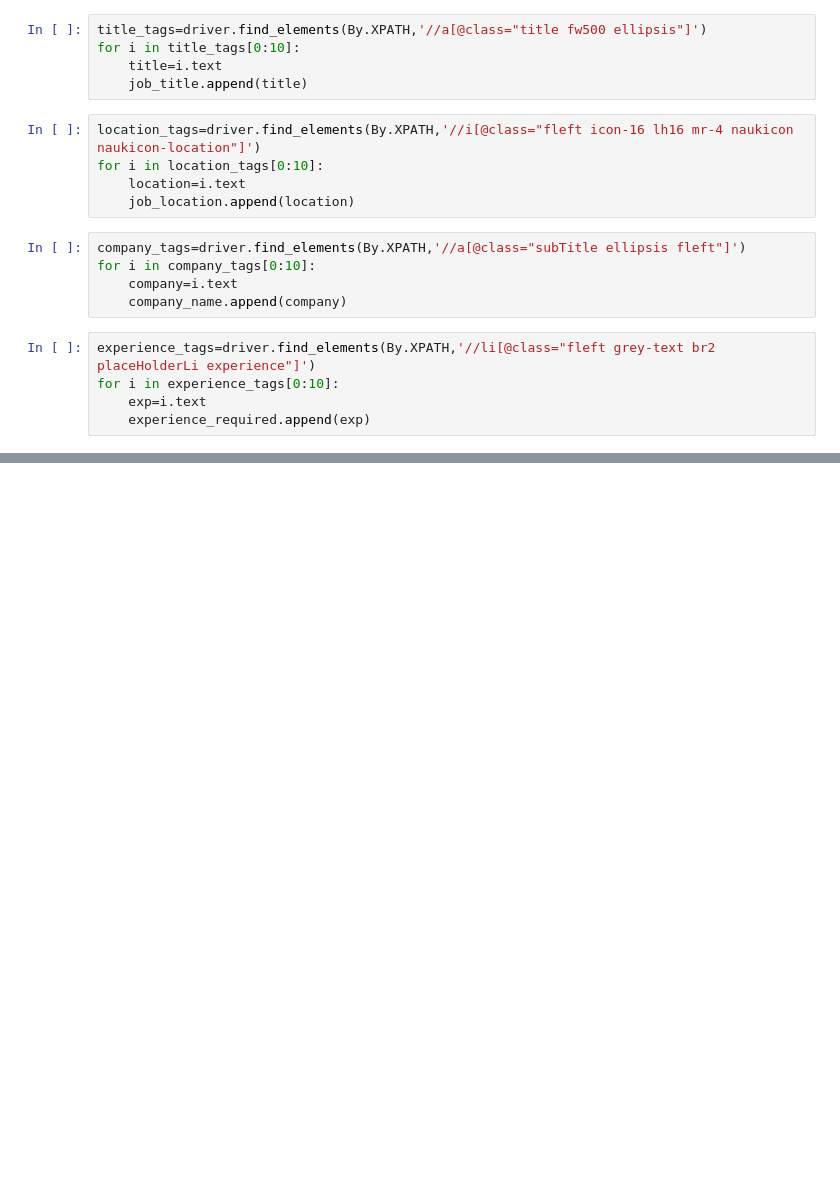
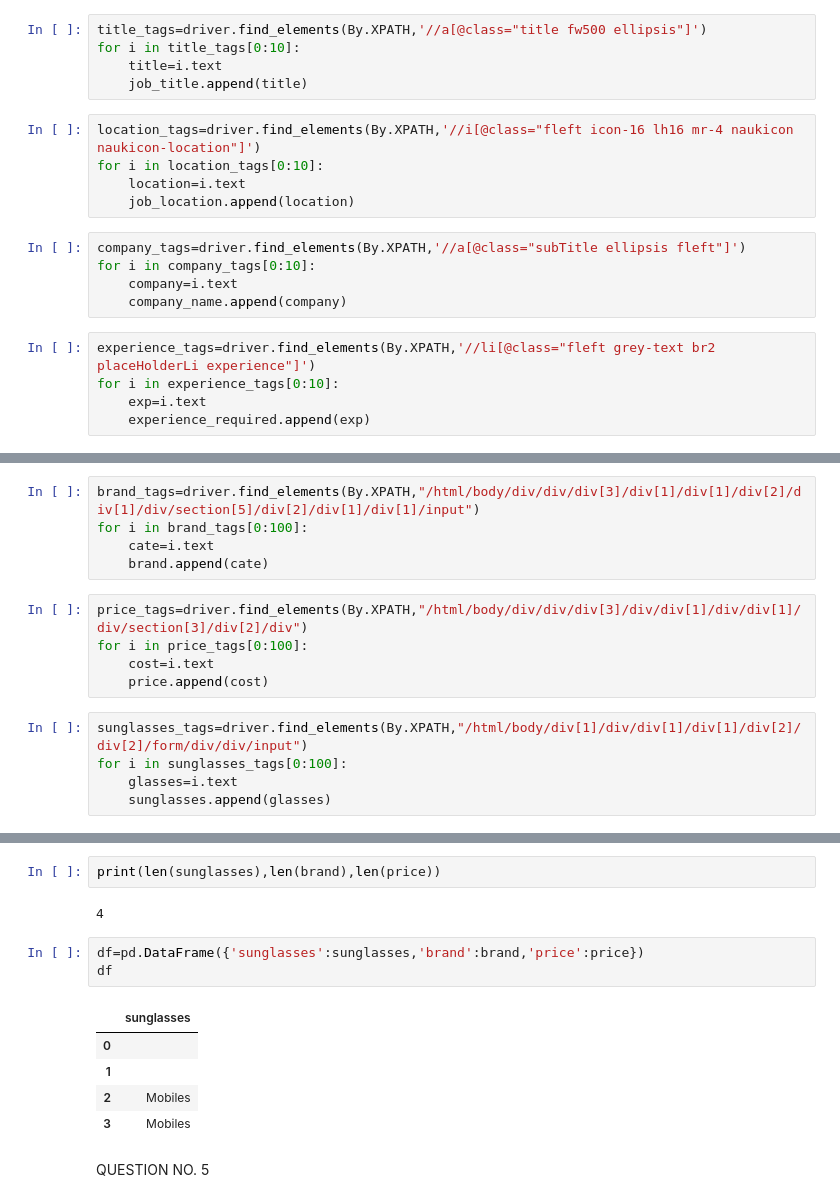
Before and after one commit to Rishikamandal/Internship, a Jupyter notebook: Web scraping using Selenium.ipynb, the cells around one changed output, grey strips where cells are left out. Saved outputs shown, nothing was run; the diff lists cells and outputs as text; blank space fills up the shorter version.

```diff
--- a/Web scraping using Selenium.ipynb
+++ b/Web scraping using Selenium.ipynb
@@ -103,0 +233,15 @@ SyntaxError: EOL while scanning string literal (Temp/ipykernel_1824/801896312.py
+# %%
+brand_tags=driver.find_elements(By.XPATH,"/html/body/div/div/div[3]/div[1]/div[1]/div[2]/div[1]/div/section[5]/div[2]/div[1]/div[1]/input")
+for i in brand_tags[0:100]:
+    cate=i.text
+    brand.append(cate)
+# %%
+price_tags=driver.find_elements(By.XPATH,"/html/body/div/div/div[3]/div/div[1]/div/div[1]/div/section[3]/div[2]/div")
+for i in price_tags[0:100]:
+    cost=i.text
+    price.append(cost)
+# %%
+sunglasses_tags=driver.find_elements(By.XPATH,"/html/body/div[1]/div/div[1]/div[1]/div[2]/div[2]/form/div/div/input")
+for i in sunglasses_tags[0:100]:
+    glasses=i.text
+    sunglasses.append(glasses)
@@ -103,0 +256,15 @@ SyntaxError: EOL while scanning string literal (Temp/ipykernel_1824/801896312.py
+# %%
+print(len(sunglasses),len(brand),len(price))
+# %% [output]
+4
+# %%
+df=pd.DataFrame({'sunglasses':sunglasses,'brand':brand,'price':price})
+df
+# %% [output]
+|  | sunglasses |
+| 0 |  |
+| 1 |  |
+| 2 | Mobiles |
+| 3 | Mobiles |
+# %% [markdown]
+QUESTION NO. 5
```
Also changed, not shown: parts of 33 cells of this notebook.
